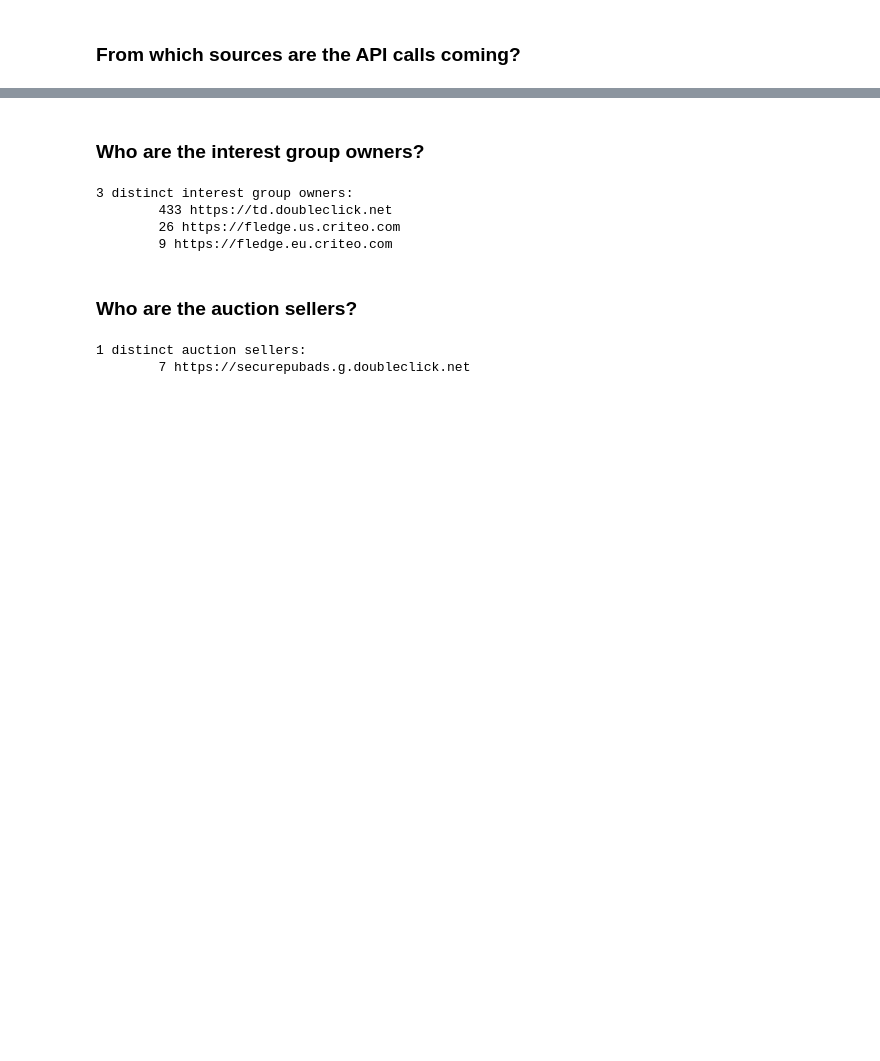
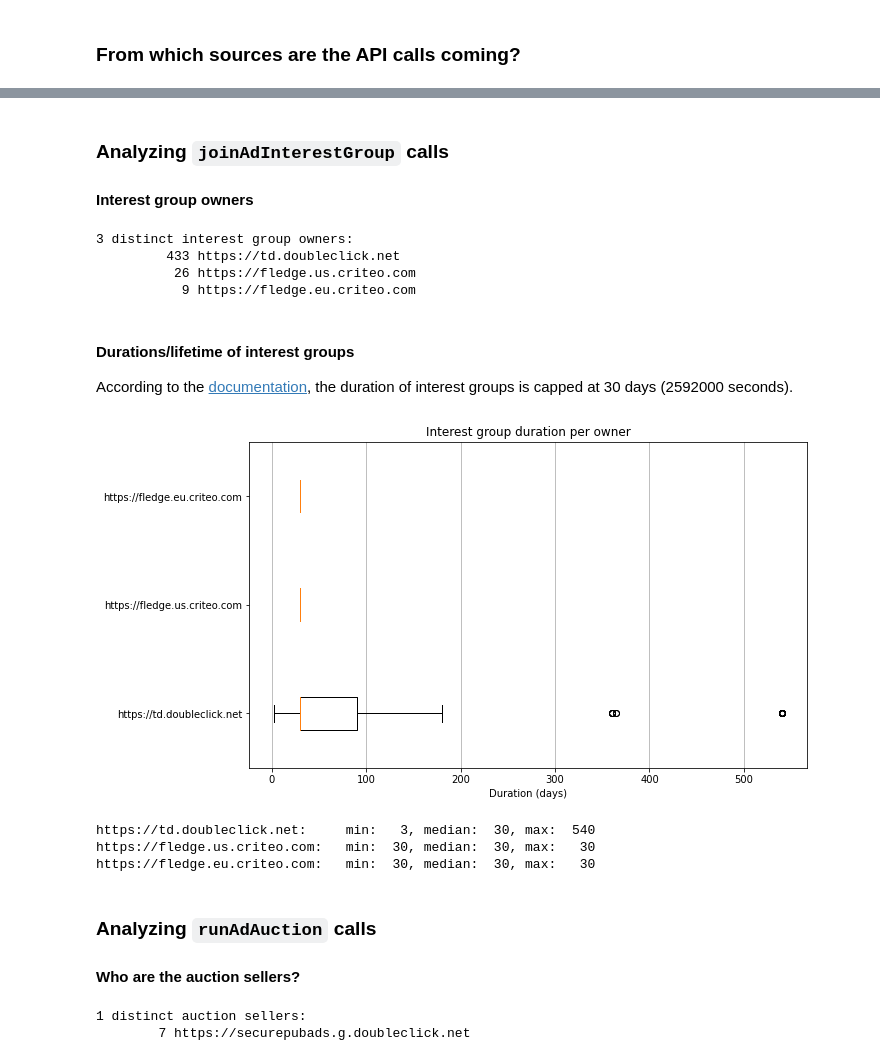
Before and after one commit to MichielP1807/tracker-radar-collector, a Jupyter notebook: post-processing/analysis.ipynb, the cells around one changed output, grey strips where cells are left out. Cells and saved outputs as stored; diff of their text form; code cells hidden in the pictures; blank space fills up the shorter version.

Commit message:
Analyze interest group durations

```diff
--- a/post-processing/analysis.ipynb
+++ b/post-processing/analysis.ipynb
@@ -154,18 +154,49 @@ for call_type, saved_calls in saved_calls_sorted_by_type.items():
+# %% [markdown]
+### Analyzing `joinAdInterestGroup` calls
+#### Interest group owners
+# %%
+all_owners = [call["arguments"]["0"]["owner"] for call in saved_calls_sorted_by_type["Navigator.joinAdInterestGroup"]]
+distinct_owners = sorted(set(all_owners), key=lambda d: all_owners.count(d), reverse=True)
+print("%d distinct interest group owners:" % (len(distinct_owners)))
+for owner in distinct_owners:
+    print("\t%4d %s" % (all_owners.count(owner), owner))
+# %% [output]
+3 distinct interest group owners:
+         433 https://td.doubleclick.net
+          26 https://fledge.us.criteo.com
+           9 https://fledge.eu.criteo.com
+# %% [markdown]
+#### Durations/lifetime of interest groups
+According to the [documentation](https://developer.chrome.com/docs/privacy-sandbox/protected-audience-api/interest-groups/#example-usage), the duration of interest groups is capped at 30 days (2592000 seconds).
+# %%
+seconds_to_days = 1 / (60 * 60 * 24)
+durations_per_owner = dict()
+for call in saved_calls_sorted_by_type["Navigator.joinAdInterestGroup"]:
+    owner = call["arguments"]["0"]["owner"]
+    if owner not in durations_per_owner:
+        durations_per_owner[owner] = []
+    durations_per_owner[owner].append(call["arguments"]["1"] * seconds_to_days)
+
+fig, ax = plt.subplots(1, 1, figsize=(10,6))
+bp = ax.boxplot(durations_per_owner.values(), vert=False)
+owners = durations_per_owner.keys()
+ax.set_yticks([y + 1 for y in range(len(owners))], labels=owners)
+ax.set_title("Interest group duration per owner")
+ax.set_xlabel("Duration (days)")
+ax.xaxis.grid(True)
+
+plt.show()
+
+for owner, durations in durations_per_owner.items():
+    print("%s:\tmin: %3d, median: %3d, max: %4d" % (owner, min(durations), np.median(durations), max(durations)))
+# %% [output]
+[figure, added]
+https://td.doubleclick.net:     min:   3, median:  30, max:  540
+https://fledge.us.criteo.com:   min:  30, median:  30, max:   30
+https://fledge.eu.criteo.com:   min:  30, median:  30, max:   30
 # %% [markdown]
-### Who are the interest group owners?
+### Analyzing `runAdAuction` calls
+#### Who are the auction sellers?
-# %%
-all_owners = [call["arguments"]["0"]["owner"] for call in saved_calls_sorted_by_type["Navigator.joinAdInterestGroup"]]
-distinct_owners = sorted(set(all_owners), key=lambda d: all_owners.count(d), reverse=True)
-print("%d distinct interest group owners:" % (len(distinct_owners)))
-for owner in distinct_owners:
-    print("\t%d %s" % (all_owners.count(owner), owner))
-# %% [output]
-3 distinct interest group owners:
-        433 https://td.doubleclick.net
-        26 https://fledge.us.criteo.com
-        9 https://fledge.eu.criteo.com
-# %% [markdown]
-### Who are the auction sellers?
 # %%
 all_sellers = [call["arguments"]["0"]["seller"] for call in saved_calls_sorted_by_type["Navigator.runAdAuction"]]
 distinct_sellers = sorted(set(all_sellers), key=lambda d: all_sellers.count(d), reverse=True)
```
Also changed, not shown: parts of 2 cells of this notebook.
